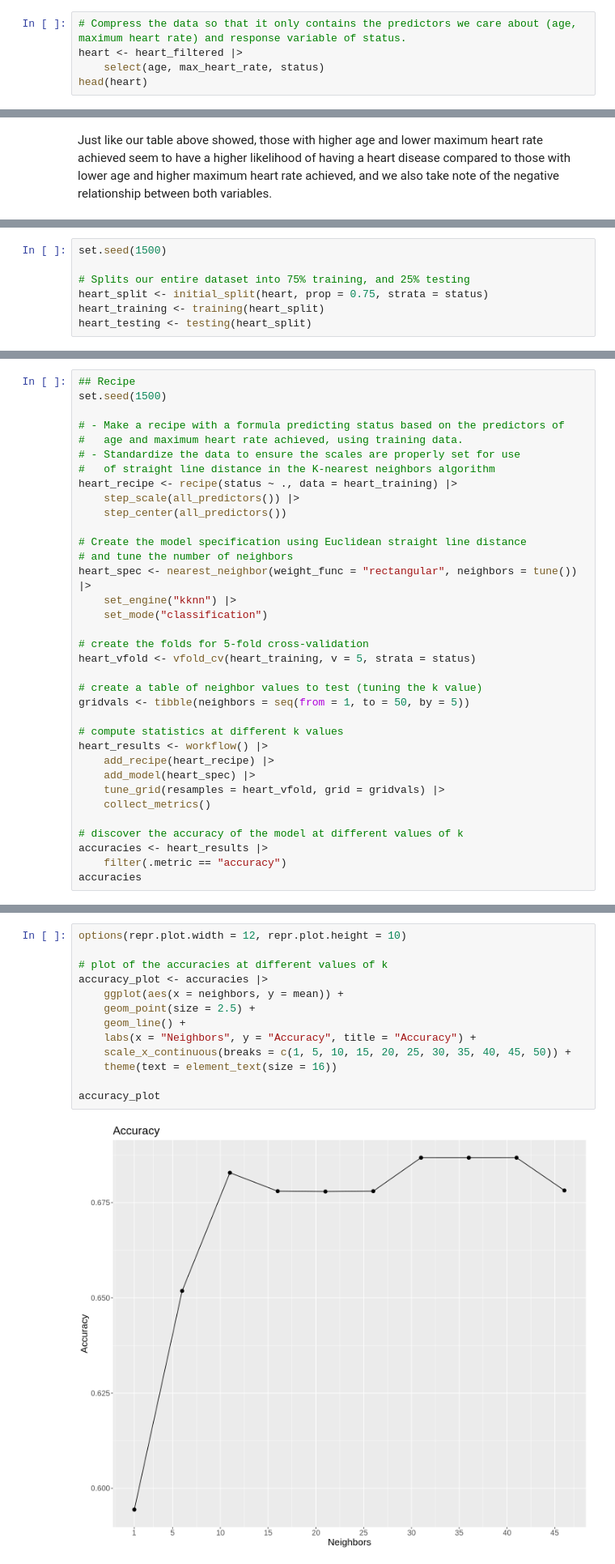
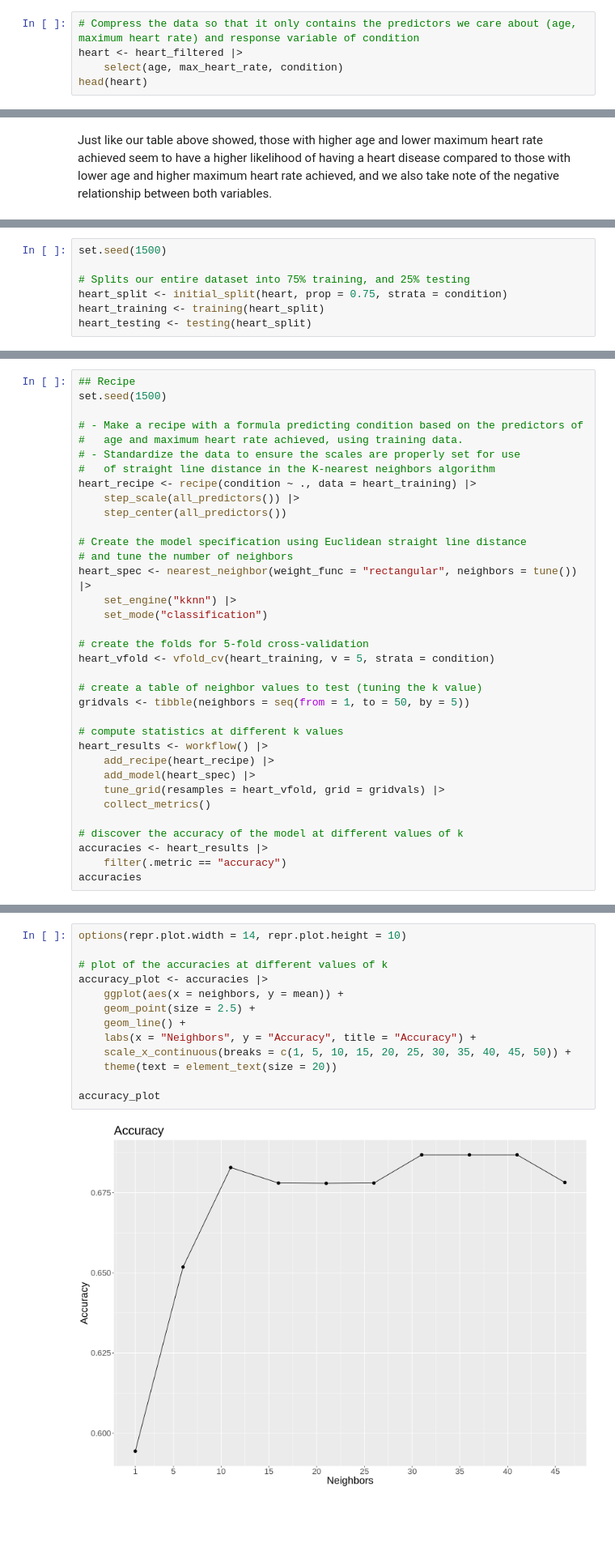
Before and after one commit to andyh031/dsci100-proj-group57, a Jupyter notebook: project.ipynb, the cells around one changed output, grey strips where cells are left out. Shown at 81% size. Saved outputs shown, nothing was run; the diff lists cells and outputs as text; blank space fills up the shorter version.

```diff
--- a/project.ipynb
+++ b/project.ipynb
@@ -157,9 +154,9 @@ As a matter of fact, age and maximum heart rate have a natural relationship with
 
 As such, we will choose to use age and maximum heart rate achieved for the rest of this paper.
 # %%
-# Compress the data so that it only contains the predictors we care about (age, maximum heart rate) and response variable of status.
+# Compress the data so that it only contains the predictors we care about (age, maximum heart rate) and response variable of condition
 heart <- heart_filtered |>
-    select(age, max_heart_rate, status)
+    select(age, max_heart_rate, condition)
 head(heart)
 # %% [output]
 A tibble: 6 × 3
@@ -252,6 +230,6 @@ Just like our table above showed, those with higher age and lower maximum heart
 set.seed(1500)
 
 # Splits our entire dataset into 75% training, and 25% testing
-heart_split <- initial_split(heart, prop = 0.75, strata = status)
+heart_split <- initial_split(heart, prop = 0.75, strata = condition)
 heart_training <- training(heart_split)
 heart_testing <- testing(heart_split)
@@ -259,11 +239,11 @@ heart_testing <- testing(heart_split)
 ## Recipe
 set.seed(1500)
 
-# - Make a recipe with a formula predicting status based on the predictors of
+# - Make a recipe with a formula predicting condition based on the predictors of
 #   age and maximum heart rate achieved, using training data.
 # - Standardize the data to ensure the scales are properly set for use
 #   of straight line distance in the K-nearest neighbors algorithm
-heart_recipe <- recipe(status ~ ., data = heart_training) |>
+heart_recipe <- recipe(condition ~ ., data = heart_training) |>
     step_scale(all_predictors()) |>
     step_center(all_predictors())
 
@@ -274,7 +254,7 @@ heart_spec <- nearest_neighbor(weight_func = "rectangular", neighbors = tune())
     set_mode("classification")
 
 # create the folds for 5-fold cross-validation
-heart_vfold <- vfold_cv(heart_training, v = 5, strata = status)
+heart_vfold <- vfold_cv(heart_training, v = 5, strata = condition)
 
 # create a table of neighbor values to test (tuning the k value)
 gridvals <- tibble(neighbors = seq(from = 1, to = 50, by = 5))
@@ -326,16 +308,16 @@ A tibble: 10 × 7
 # %%
-options(repr.plot.width = 12, repr.plot.height = 10)
+options(repr.plot.width = 14, repr.plot.height = 10)
 
 # plot of the accuracies at different values of k
 accuracy_plot <- accuracies |>
     ggplot(aes(x = neighbors, y = mean)) +
     geom_point(size = 2.5) +
     geom_line() +
     labs(x = "Neighbors", y = "Accuracy", title = "Accuracy") +
     scale_x_continuous(breaks = c(1, 5, 10, 15, 20, 25, 30, 35, 40, 45, 50)) +
-    theme(text = element_text(size = 16))
+    theme(text = element_text(size = 20))
 
 accuracy_plot
 # %% [output]
-[figure, old version]
+[figure, new version]
 # %% [markdown]
```
Also changed, not shown: parts of 18 cells of this notebook.
